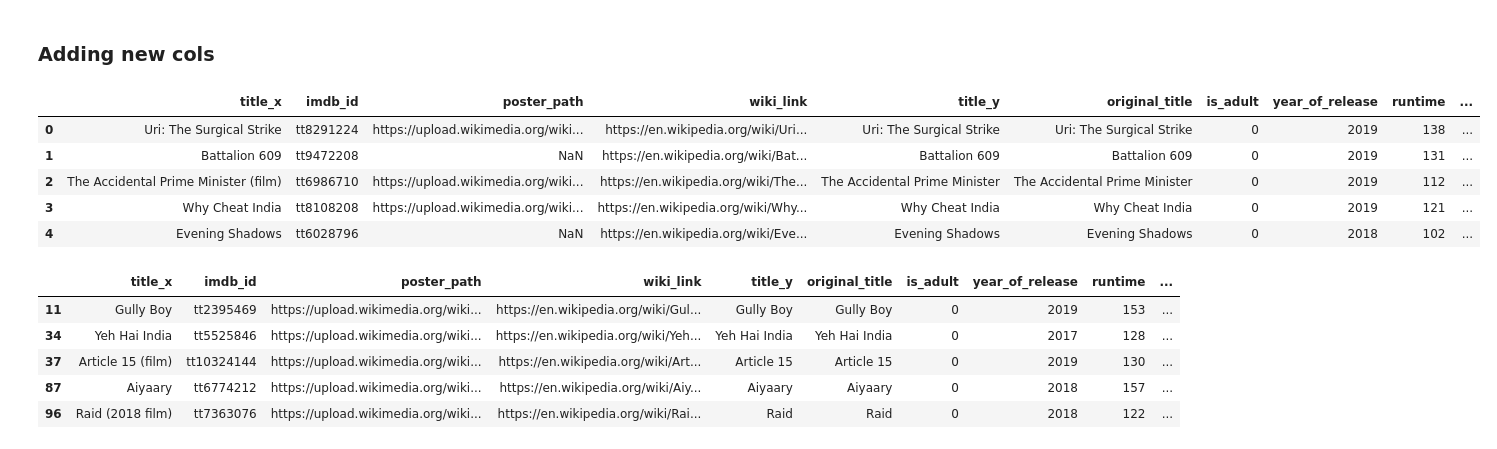
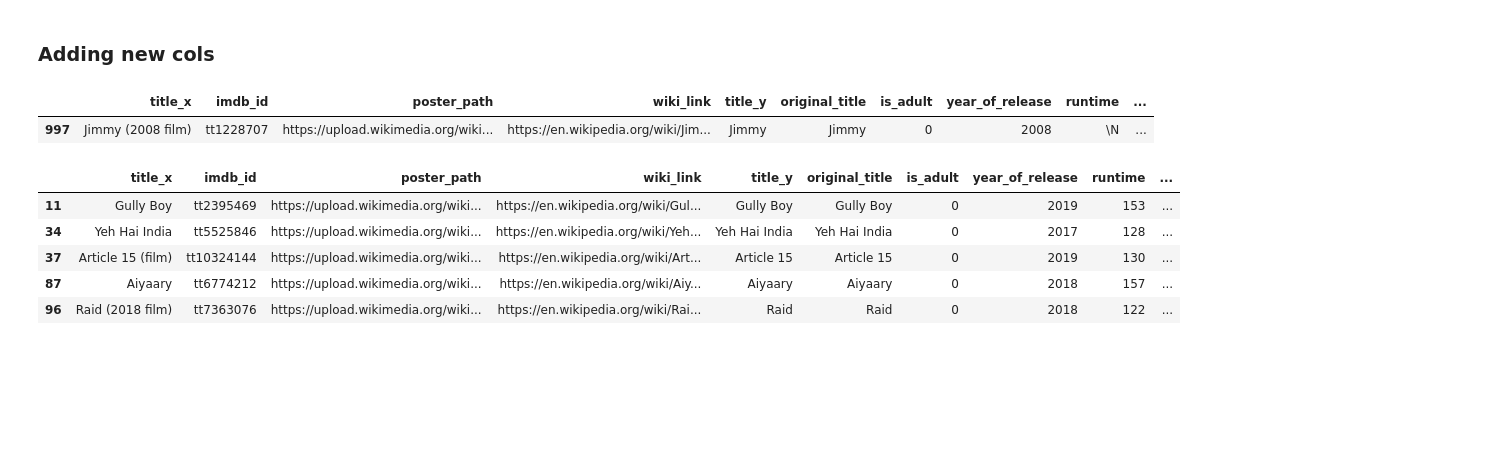
Before and after one commit to thekhushal/Learning, a Jupyter notebook: DataScience/92_CampusX_DSMP/session_17_pandas_dataframes.ipynb, the cells around one changed output. Drawn from its saved outputs; the diff is of its cells as text; code cells hidden in the pictures; blank space fills up the shorter version.

```diff
--- a/DataScience/92_CampusX_DSMP/session_17_pandas_dataframes.ipynb
+++ b/DataScience/92_CampusX_DSMP/session_17_pandas_dataframes.ipynb
@@ -603,14 +591,10 @@ movies[mask1 & mask2].shape[0]
 # %%
 # completely new
 movies['Country'] = 'India'
-movies.head()
+movies.sample(1)
 # %% [output]
 |  | title_x | imdb_id | poster_path | wiki_link | title_y | original_title | is_adult | year_of_release | runtime | ... |
-| 0 | Uri: The Surgical Strike | tt8291224 | https://upload.wikimedia.org/wiki... | https://en.wikipedia.org/wiki/Uri... | Uri: The Surgical Strike | Uri: The Surgical Strike | 0 | 2019 | 138 | ... |
-| 1 | Battalion 609 | tt9472208 | NaN | https://en.wikipedia.org/wiki/Bat... | Battalion 609 | Battalion 609 | 0 | 2019 | 131 | ... |
-| 2 | The Accidental Prime Minister (film) | tt6986710 | https://upload.wikimedia.org/wiki... | https://en.wikipedia.org/wiki/The... | The Accidental Prime Minister | The Accidental Prime Minister | 0 | 2019 | 112 | ... |
-| 3 | Why Cheat India | tt8108208 | https://upload.wikimedia.org/wiki... | https://en.wikipedia.org/wiki/Why... | Why Cheat India | Why Cheat India | 0 | 2019 | 121 | ... |
-| 4 | Evening Shadows | tt6028796 | NaN | https://en.wikipedia.org/wiki/Eve... | Evening Shadows | Evening Shadows | 0 | 2018 | 102 | ... |
+| 997 | Jimmy (2008 film) | tt1228707 | https://upload.wikimedia.org/wiki... | https://en.wikipedia.org/wiki/Jim... | Jimmy | Jimmy | 0 | 2008 | \N | ... |
 # %%
 # from existing ones
 movies.dropna(inplace=True)
```
Also changed, not shown: parts of 15 cells of this notebook, 1 other file.
